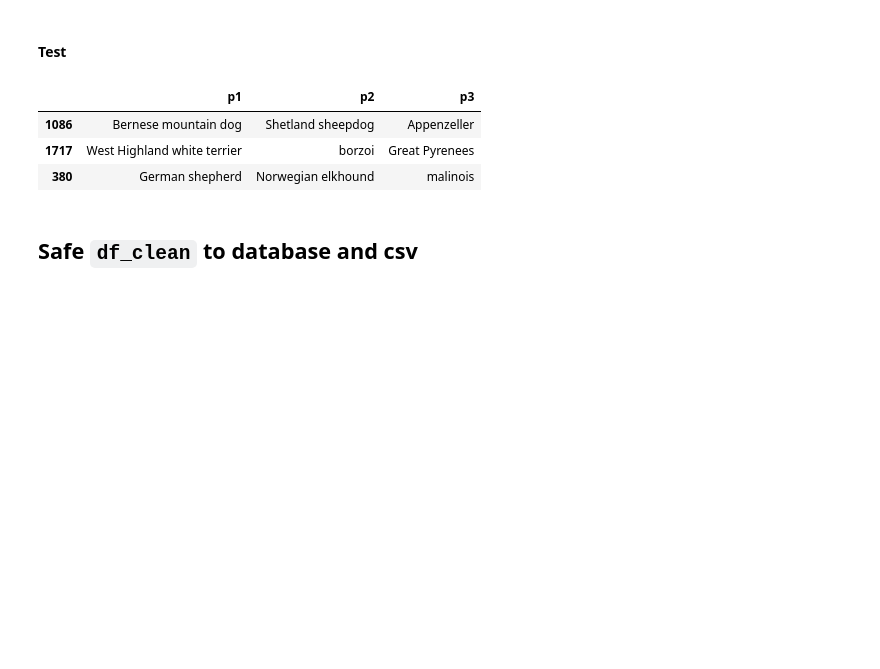
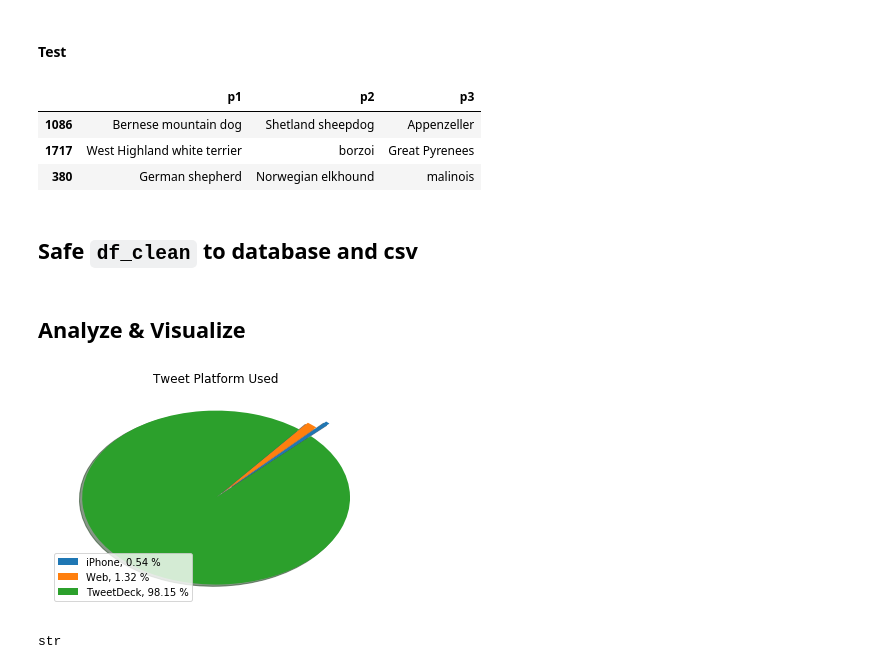
Before and after one commit to iRowebot/Wrangling-Analysis-Visualization-WeRateDogs-Tweets, a Jupyter notebook: wrangle_act.ipynb, the cells around one changed output. Saved outputs shown, nothing was run; the diff lists cells and outputs as text; code cells hidden in the pictures; blank space fills up the shorter version.

Commit message:
Reformat timestamp to datetime & add pie chart.

```diff
--- a/wrangle_act.ipynb
+++ b/wrangle_act.ipynb
@@ -623,3 +636,23 @@ engine = create_engine('sqlite:///twitter_archive.db')
 df_clean.to_sql('master', engine, index=False)
 # %%
 df_clean.to_csv('twitter_archive_master.csv', index=False)
+# %% [markdown]
+## Analyze & Visualize
+# %%
+df_master = pd.read_sql('SELECT * FROM master', engine)
+# %%
+labels = np.char.array(['iPhone', 'Web', 'TweetDeck'])
+sizes = df_master.groupby('source').source.count()
+percentages = sizes/sizes.sum() * 100
+explode = (0.2, 0.1, 0)
+
+plt.title('Tweet Platform Used')
+plt.pie(sizes, explode=explode, shadow=True,\
+        startangle=45, pctdistance=1.5)
+plt.legend(loc='lower left', labels=['%s, %1.2f %%' % (l, s) for l, s in zip(labels, percentages)]);
+# %% [output]
+[figure, added]
+# %%
+type(df_master.timestamp[0])
+# %% [output]
+str
```
Also changed, not shown: parts of 10 cells of this notebook.
